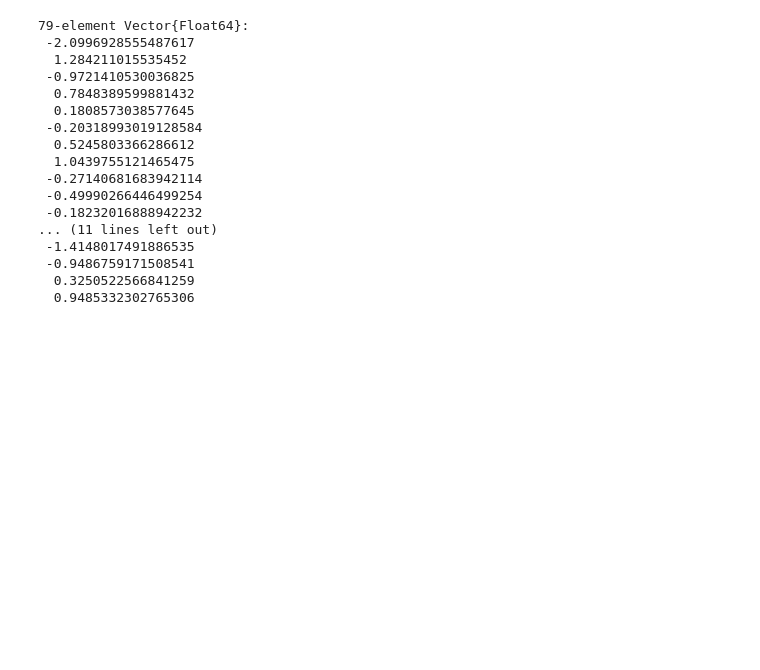
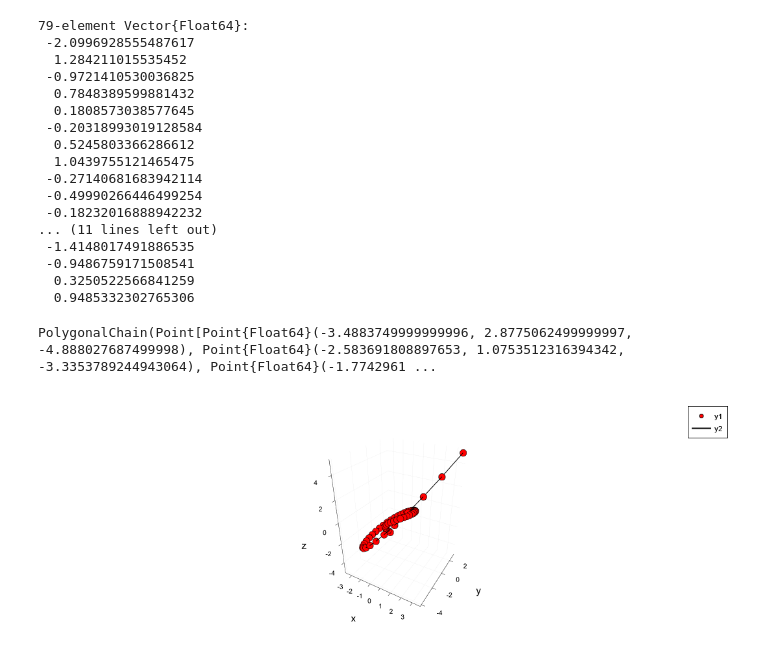
Before and after one commit to sayeg84/chainUnlocking, a Jupyter notebook: extra/gradientDebugging.ipynb, the cells around one changed output. Cells and saved outputs as stored; diff of their text form; code cells hidden in the pictures; blank space fills up the shorter version.

```diff
--- a/extra/gradientDebugging.ipynb
+++ b/extra/gradientDebugging.ipynb
@@ -385,3 +381,13 @@ b = copy(cons_proy_dirnew) + randn(79)
  -0.9486759171508541
   0.3250522566841259
   0.9485332302765306
+# %%
+P = parametricCurveChain(polynomialTrefoil,50,-2.15,2.15)
+# %% [output]
+PolygonalChain(Point[Point{Float64}(-3.4883749999999996, 2.8775062499999997, -4.888027687499998), Point{Float64}(-2.583691808897653, 1.0753512316394342, -3.3353789244943064), Point{Float64}(-1.7742961 ...
+# %%
+p = plot()
+plotChain!(P,"red")
+p
+# %% [output]
+[figure, added]
```
Also changed, not shown: parts of 2 cells of this notebook, 12 other files.
